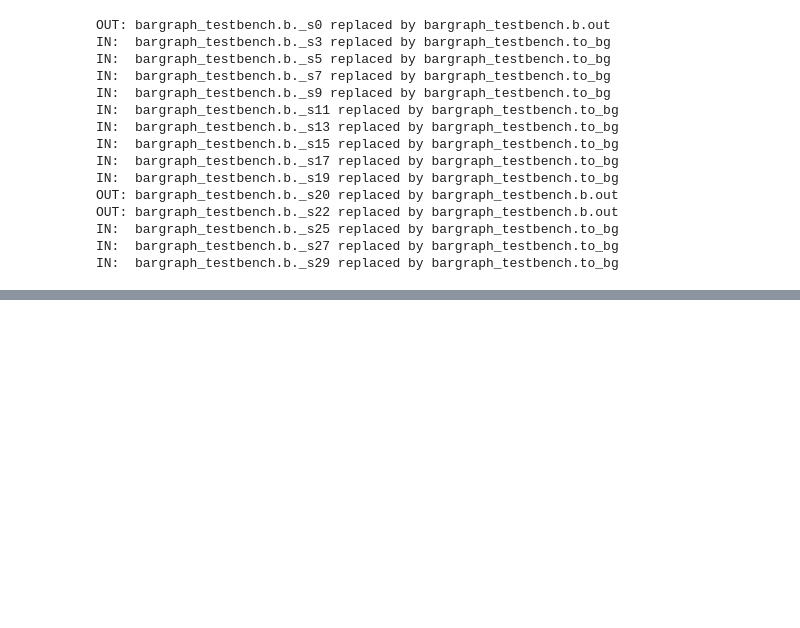
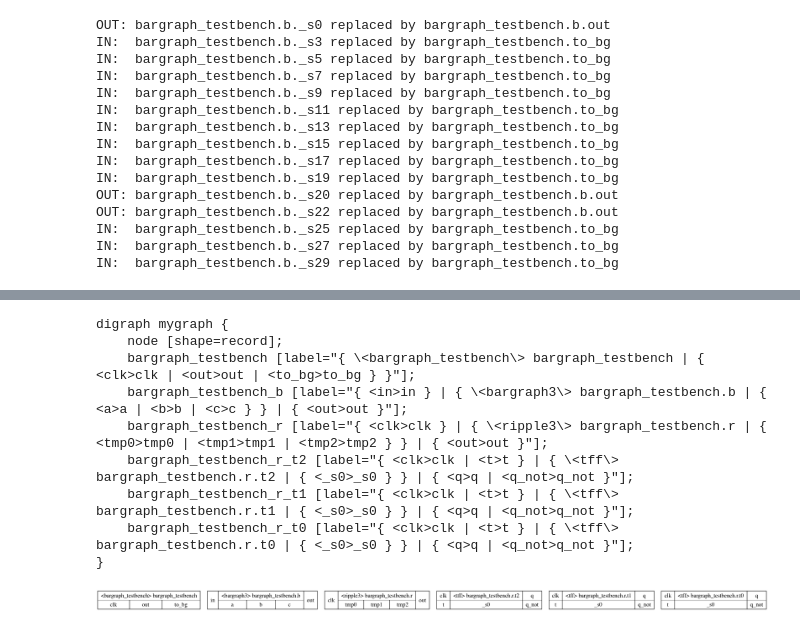
Before and after one commit to mplewis/iverilog-netlist-processing, a Jupyter notebook: Netlist processing.ipynb, the cells around one changed output, grey strips where cells are left out. Cells and saved outputs as stored; diff of their text form; code cells hidden in the pictures; blank space fills up the shorter version.

```diff
--- a/Netlist processing.ipynb
+++ b/Netlist processing.ipynb
@@ -471,0 +544,16 @@ for net in [n for n in net_manager.nets.values() if len(n.members) > 1]:
+# %%
+module_dots = '\n    '.join([module_to_dot(m) for m in modules])
+graph = template % module_dots
+print(graph)
+show_dot(graph)
+# %% [output]
+digraph mygraph {
+    node [shape=record];
+    bargraph_testbench [label="{ \<bargraph_testbench\> bargraph_testbench | { <clk>clk | <out>out | <to_bg>to_bg } }"];
+    bargraph_testbench_b [label="{ <in>in } | { \<bargraph3\> bargraph_testbench.b | { <a>a | <b>b | <c>c } } | { <out>out }"];
+    bargraph_testbench_r [label="{ <clk>clk } | { \<ripple3\> bargraph_testbench.r | { <tmp0>tmp0 | <tmp1>tmp1 | <tmp2>tmp2 } } | { <out>out }"];
+    bargraph_testbench_r_t2 [label="{ <clk>clk | <t>t } | { \<tff\> bargraph_testbench.r.t2 | { <_s0>_s0 } } | { <q>q | <q_not>q_not }"];
+    bargraph_testbench_r_t1 [label="{ <clk>clk | <t>t } | { \<tff\> bargraph_testbench.r.t1 | { <_s0>_s0 } } | { <q>q | <q_not>q_not }"];
+    bargraph_testbench_r_t0 [label="{ <clk>clk | <t>t } | { \<tff\> bargraph_testbench.r.t0 | { <_s0>_s0 } } | { <q>q | <q_not>q_not }"];
+}
+[figure, added]
```
Also changed, not shown: parts of 12 cells of this notebook.
